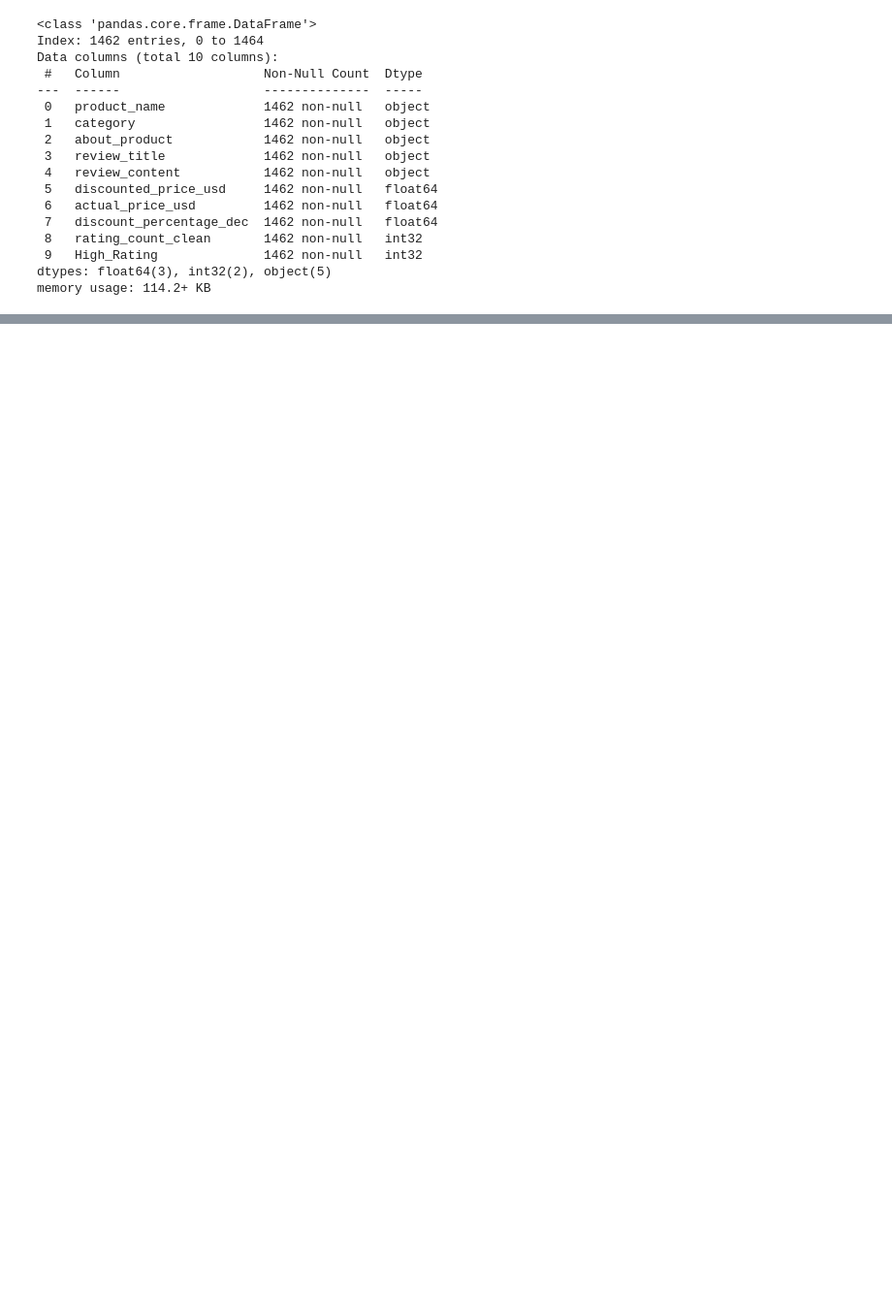
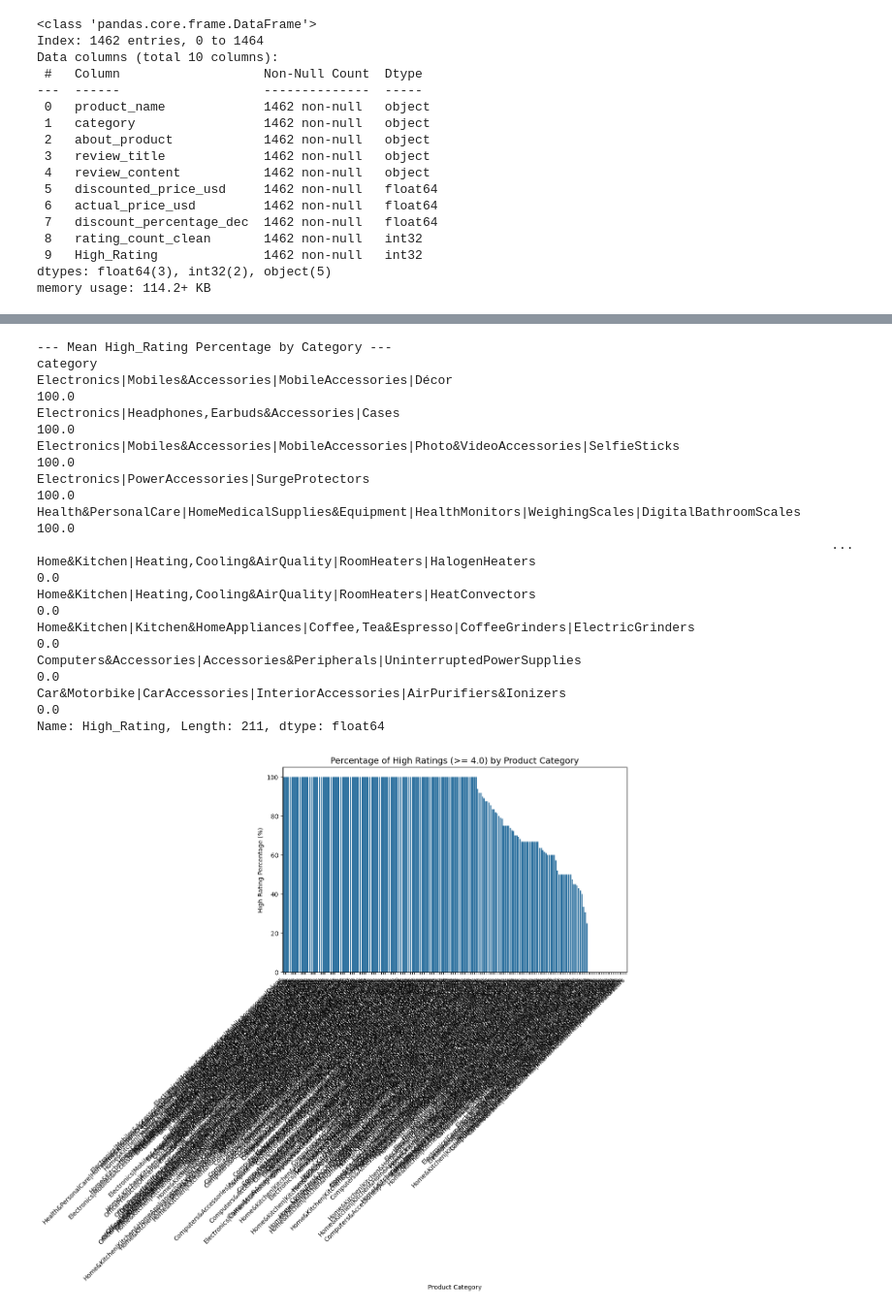
Before and after one commit to aha2270/Product-Quality-Drivers-Sentiment-Analysis-for-High-Value-Insights, a Jupyter notebook: 01_Amazon_Product_Quality_Drivers_NLP.ipynb, the cells around one changed output, grey strips where cells are left out. Shown at 97% size. Cells and saved outputs as stored; diff of their text form; code cells hidden in the pictures; blank space fills up the shorter version.

```diff
--- a/01_Amazon_Product_Quality_Drivers_NLP.ipynb
+++ b/01_Amazon_Product_Quality_Drivers_NLP.ipynb
@@ -314,0 +401,32 @@ memory usage: 114.2+ KB
+# %%
+# Group by category and calculate the mean of 'High_Rating' (which gives the percentage of 1s)
+category_ratings = amazon_sales_cleaned.groupby('category')['High_Rating'].mean().sort_values(ascending=False) * 100
+
+print("\n--- Mean High_Rating Percentage by Category ---")
+print(category_ratings.round(2))
+
+# Visualize the distribution
+plt.figure(figsize=(10, 6))
+sns.barplot(x=category_ratings.index, y=category_ratings.values)
+plt.title('Percentage of High Ratings (>= 4.0) by Product Category', fontsize=14)
+plt.ylabel('High Rating Percentage (%)')
+plt.xlabel('Product Category')
+plt.xticks(rotation=45, ha='right')
+plt.tight_layout()
+plt.show()
+# %% [output]
+--- Mean High_Rating Percentage by Category ---
+category
+Electronics|Mobiles&Accessories|MobileAccessories|Décor                                                  100.0
+Electronics|Headphones,Earbuds&Accessories|Cases                                                         100.0
+Electronics|Mobiles&Accessories|MobileAccessories|Photo&VideoAccessories|SelfieSticks                    100.0
+Electronics|PowerAccessories|SurgeProtectors                                                             100.0
+Health&PersonalCare|HomeMedicalSupplies&Equipment|HealthMonitors|WeighingScales|DigitalBathroomScales    100.0
+                                                                                                         ...
+Home&Kitchen|Heating,Cooling&AirQuality|RoomHeaters|HalogenHeaters                                         0.0
+Home&Kitchen|Heating,Cooling&AirQuality|RoomHeaters|HeatConvectors                                         0.0
+Home&Kitchen|Kitchen&HomeAppliances|Coffee,Tea&Espresso|CoffeeGrinders|ElectricGrinders                    0.0
+Computers&Accessories|Accessories&Peripherals|UninterruptedPowerSupplies                                   0.0
+Car&Motorbike|CarAccessories|InteriorAccessories|AirPurifiers&Ionizers                                     0.0
+Name: High_Rating, Length: 211, dtype: float64
+[figure, added]
```
Also changed, not shown: parts of 16 cells of this notebook.
